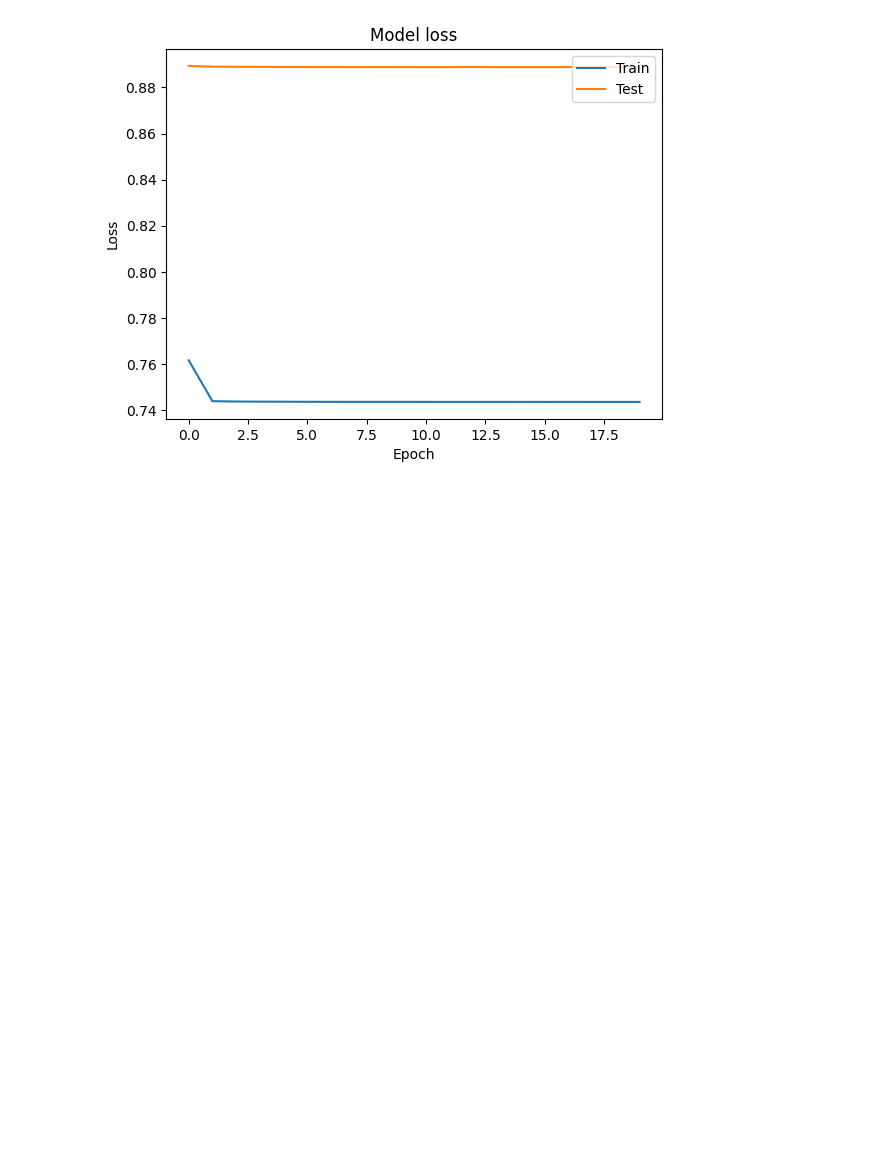
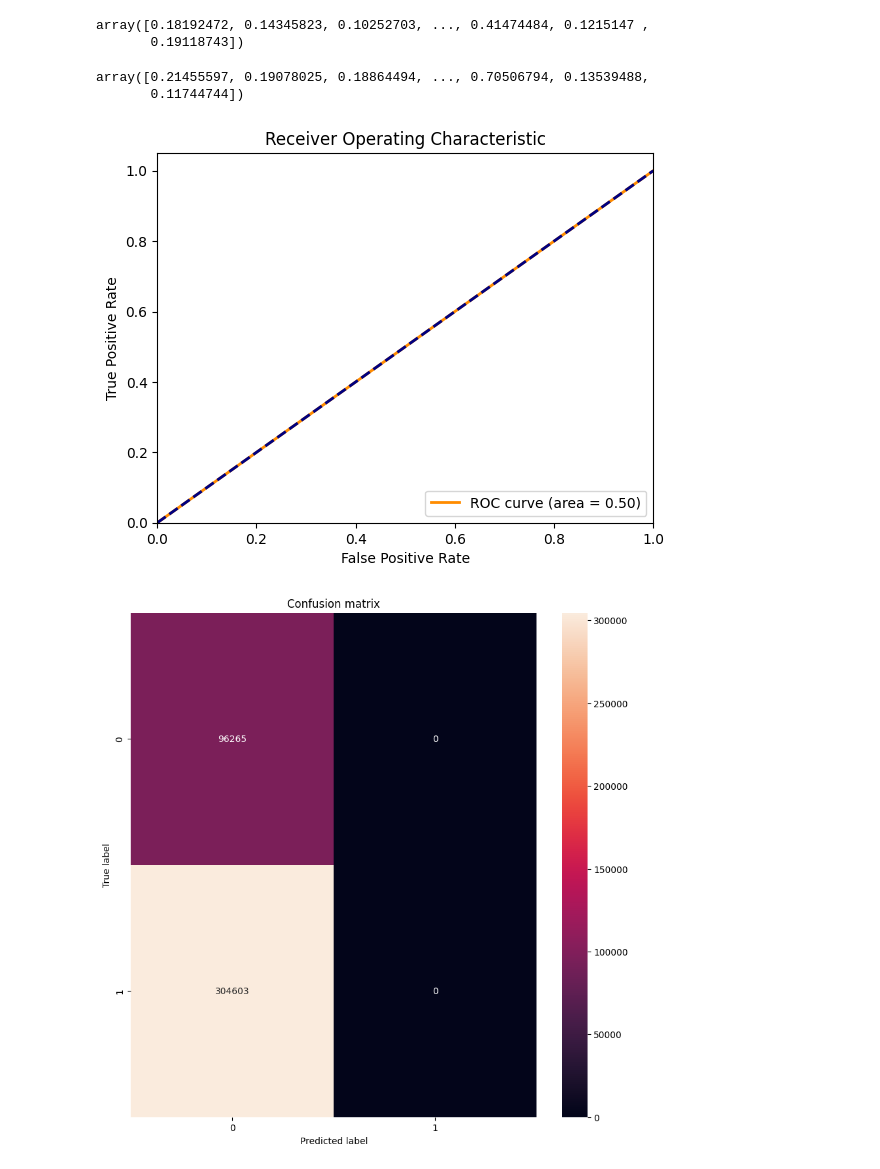
Before and after one commit to dwdwjtwcz/ids2017-anomaly-detection, a Jupyter notebook: auto_encode.ipynb, the cells around one changed output. Saved outputs shown, nothing was run; the diff lists cells and outputs as text; code cells hidden in the pictures; blank space fills up the shorter version.

Commit message:
wykresy roc i confusion matrix

```diff
--- a/auto_encode.ipynb
+++ b/auto_encode.ipynb
@@ -127,12 +83,49 @@ Number of anomalies detected: 26813
-# %%
-# Plot training & validation loss values
-
-plt.plot(history.history['loss'])
-plt.plot(history.history['val_loss'])
-plt.title('Model loss')
-plt.ylabel('Loss')
-plt.xlabel('Epoch')
-plt.legend(['Train', 'Test'], loc='upper right')
-plt.show()
-# %% [output]
-[figure, removed]
+# %%
+from sklearn.metrics import roc_curve, auc, confusion_matrix
+import seaborn as sns
+
+# Calculate reconstruction error
+mse_train = np.mean(np.power(X_train - X_train_pred, 2), axis=1)
+mse_test = np.mean(np.power(X_test - X_test_pred, 2), axis=1)
+display(mse_train)
+display(mse_test)
+# Choose a threshold
+threshold = np.max(mse_train)
+
+# Classify as normal or anomaly
+y_train_pred = (mse_train > threshold).astype(int)
+y_test_pred = (mse_test > threshold).astype(int)
+
+# Calculate ROC curve
+fpr, tpr, _ = roc_curve(y_test, y_test_pred)
+roc_auc = auc(fpr, tpr)
+
+# Plot ROC curve
+plt.figure()
+plt.plot(fpr, tpr, color='darkorange', lw=2, label='ROC curve (area = %0.2f)' % roc_auc)
+plt.plot([0, 1], [0, 1], color='navy', lw=2, linestyle='--')
+plt.xlim([0.0, 1.0])
+plt.ylim([0.0, 1.05])
+plt.xlabel('False Positive Rate')
+plt.ylabel('True Positive Rate')
+plt.title('Receiver Operating Characteristic')
+plt.legend(loc="lower right")
+plt.show()
+
+# Calculate confusion matrix
+cm = confusion_matrix(y_test, y_test_pred)
+
+# Plot confusion matrix
+plt.figure(figsize=(10, 10))
+sns.heatmap(cm, annot=True, fmt="d")
+plt.title('Confusion matrix')
+plt.ylabel('True label')
+plt.xlabel('Predicted label')
+plt.show()
+# %% [output]
+array([0.18192472, 0.14345823, 0.10252703, ..., 0.41474484, 0.1215147 ,
+       0.19118743])
+array([0.21455597, 0.19078025, 0.18864494, ..., 0.70506794, 0.13539488,
+       0.11744744])
+[figure, added]
+[figure, added]
```
Also changed, not shown: parts of 2 cells of this notebook, 1 other file.
